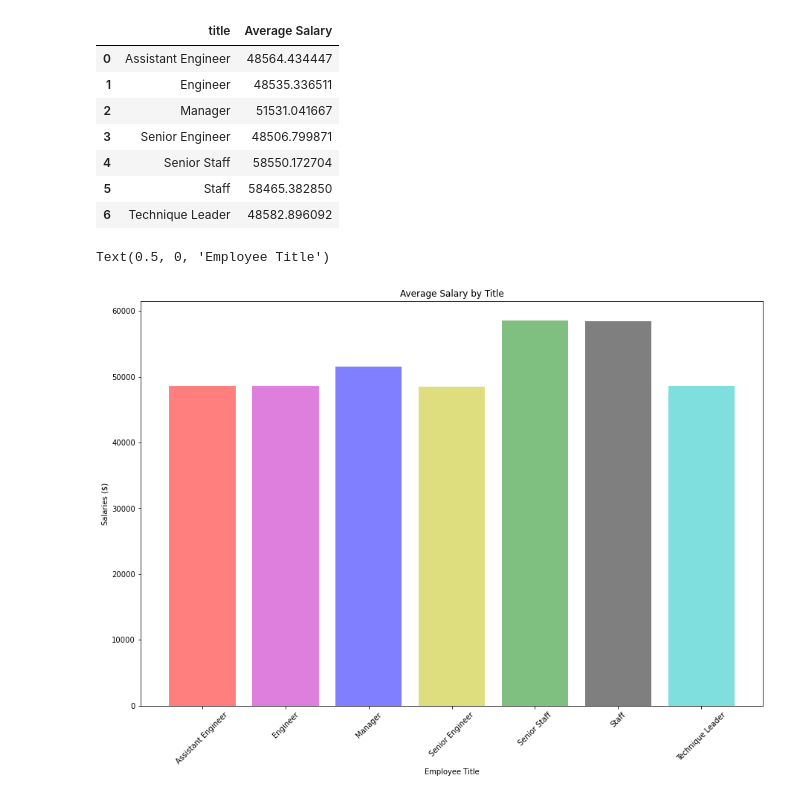
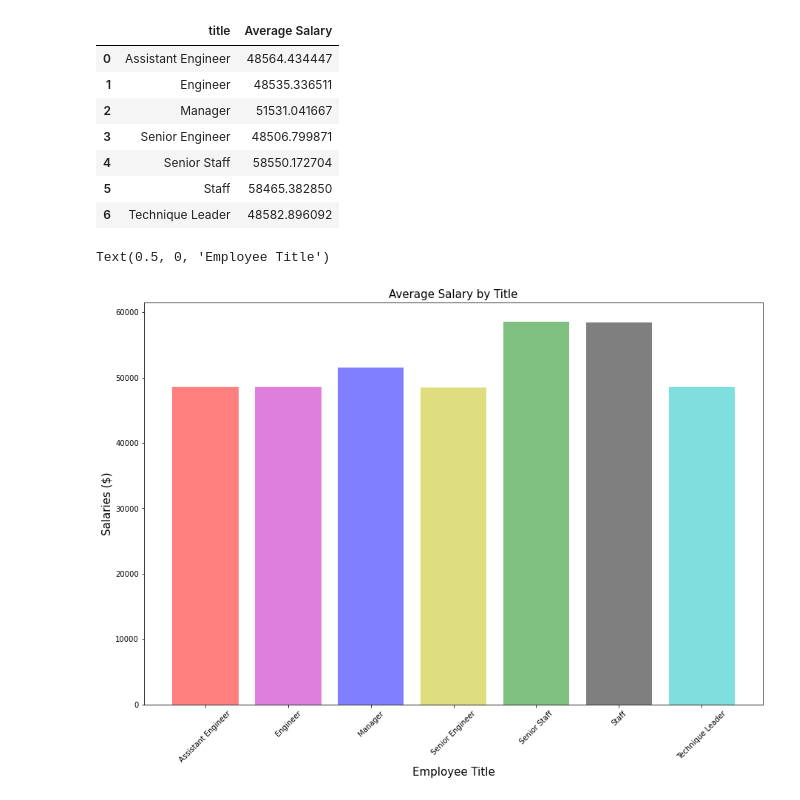
Before and after one commit to Master-Leo/SQL-Challenge, a Jupyter notebook: EmployeeSQL/bonus_analysis.ipynb, the cells around one changed output. Drawn from its saved outputs; the diff is of its cells as text; code cells hidden in the pictures.

```diff
--- a/EmployeeSQL/bonus_analysis.ipynb
+++ b/EmployeeSQL/bonus_analysis.ipynb
@@ -126,12 +126,12 @@ x_axis = np.arange(len(salary_avg))
 tick_locations = [value+0.4 for value in x_axis]
 # %%
 plt.figure(figsize=(15,10))
-plt.bar(x_axis, salary_avg["Average Salary"], color=["r", "m", "b", "y", "g", "k", "c"], alpha=0.5, align="edge")
+plt.bar(x_axis, salary_avg["Average Salary"], color=["r", "m", "b", "y", "g", "k", "c"], alpha=.5, align="edge")
 plt.xticks(tick_locations, salary_avg["title"], rotation="45")
 
-plt.title("Average Salary by Title")
-plt.ylabel("Salaries ($)")
-plt.xlabel("Employee Title")
+plt.title("Average Salary by Title",fontsize=15)
+plt.ylabel("Salaries ($)",fontsize=15)
+plt.xlabel("Employee Title",fontsize=15)
 # %% [output]
 Text(0.5, 0, 'Employee Title')
-[figure, old version]
+[figure, new version]
```
Also changed, not shown: parts of 1 cell of this notebook.
